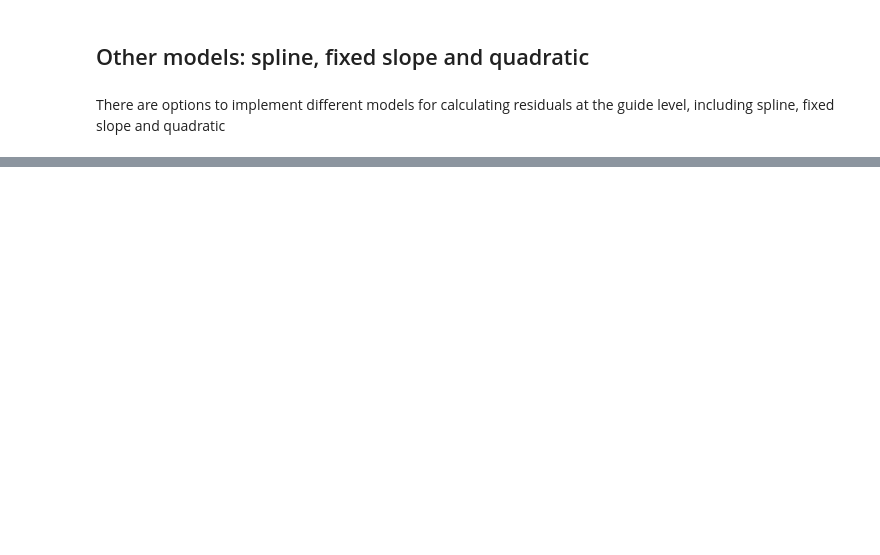
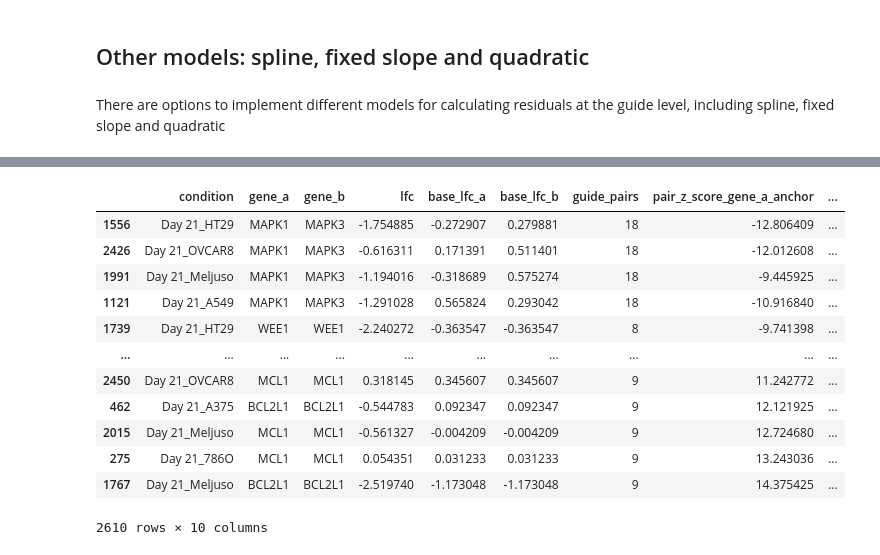
Before and after one commit to gpp-rnd/gnt, a Jupyter notebook: notebooks/basic_usage.ipynb, the cells around one changed output, grey strips where cells are left out. Drawn from its saved outputs; the diff is of its cells as text; code cells hidden in the pictures; blank space fills up the shorter version.

```diff
--- a/notebooks/basic_usage.ipynb
+++ b/notebooks/basic_usage.ipynb
@@ -57,6 +111,20 @@ spline_residuals.sort_values('residual_z')
 # %%
 spline_gene_scores = gnt.get_gene_residuals(spline_residuals, 'residual_z')
-spline_gene_scores.sort_values('z_score_residual_z').head(50)
+spline_gene_scores.sort_values('pair_z_score')
+# %% [output]
+|  | condition | gene_a | gene_b | lfc | base_lfc_a | base_lfc_b | guide_pairs | pair_z_score_gene_a_anchor | ... |
+| 1556 | Day 21_HT29 | MAPK1 | MAPK3 | -1.754885 | -0.272907 | 0.279881 | 18 | -12.806409 | ... |
+| 2426 | Day 21_OVCAR8 | MAPK1 | MAPK3 | -0.616311 | 0.171391 | 0.511401 | 18 | -12.012608 | ... |
+| 1991 | Day 21_Meljuso | MAPK1 | MAPK3 | -1.194016 | -0.318689 | 0.575274 | 18 | -9.445925 | ... |
+| 1121 | Day 21_A549 | MAPK1 | MAPK3 | -1.291028 | 0.565824 | 0.293042 | 18 | -10.916840 | ... |
+| 1739 | Day 21_HT29 | WEE1 | WEE1 | -2.240272 | -0.363547 | -0.363547 | 8 | -9.741398 | ... |
+| ... | ... | ... | ... | ... | ... | ... | ... | ... | ... |
+| 2450 | Day 21_OVCAR8 | MCL1 | MCL1 | 0.318145 | 0.345607 | 0.345607 | 9 | 11.242772 | ... |
+| 462 | Day 21_A375 | BCL2L1 | BCL2L1 | -0.544783 | 0.092347 | 0.092347 | 9 | 12.121925 | ... |
+| 2015 | Day 21_Meljuso | MCL1 | MCL1 | -0.561327 | -0.004209 | -0.004209 | 9 | 12.724680 | ... |
+| 275 | Day 21_786O | MCL1 | MCL1 | 0.054351 | 0.031233 | 0.031233 | 9 | 13.243036 | ... |
+| 1767 | Day 21_Meljuso | BCL2L1 | BCL2L1 | -2.519740 | -1.173048 | -1.173048 | 9 | 14.375425 | ... |
+2610 rows × 10 columns
 # %%
 merged_predictions = spline_gene_scores.merge(gene_scores, how = 'inner', on = ['condition' ,'gene_a', 'gene_b'], suffixes=['_spline', '_linear'])
 # %%
```
Also changed, not shown: parts of 8 cells of this notebook, 3 other files.
